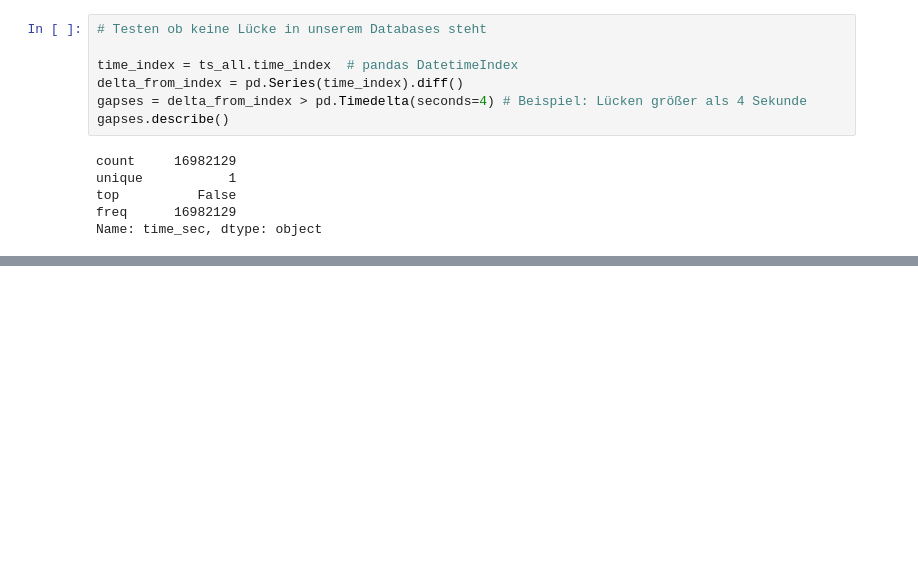
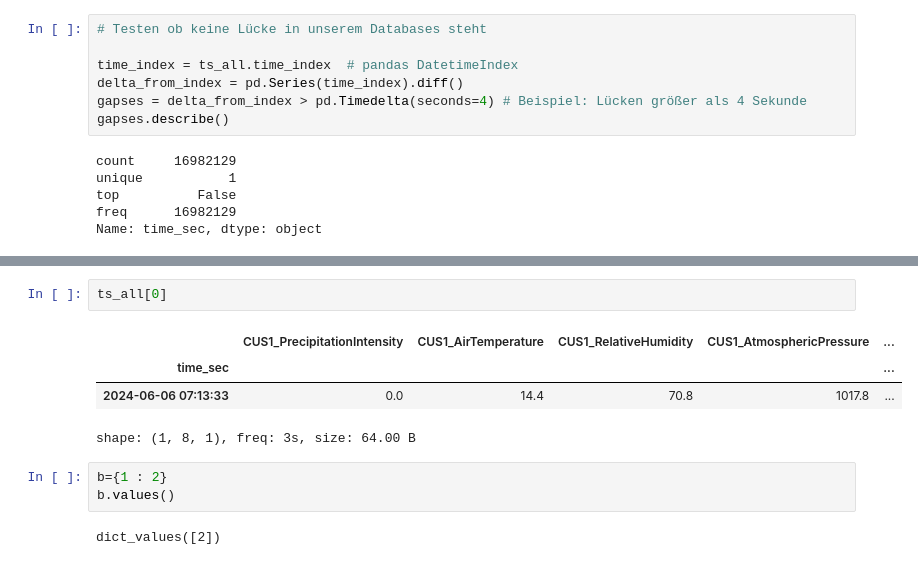
Before and after one commit to syassinho/Precipitation_Forecast-Bericht, a Jupyter notebook: Notebooks/temperature_Data.ipynb, the cells around one changed output, grey strips where cells are left out. Saved outputs shown, nothing was run; the diff lists cells and outputs as text; blank space fills up the shorter version.

```diff
--- a/Notebooks/temperature_Data.ipynb
+++ b/Notebooks/temperature_Data.ipynb
@@ -282,0 +300,12 @@ vergleiche_dataframes('CUS1_RelativeHumidity')
+# %%
+ts_all[0]
+# %% [output]
+|  | CUS1_PrecipitationIntensity | CUS1_AirTemperature | CUS1_RelativeHumidity | CUS1_AtmosphericPressure | ... |
+| time_sec |  |  |  |  | ... |
+| 2024-06-06 07:13:33 | 0.0 | 14.4 | 70.8 | 1017.8 | ... |
+shape: (1, 8, 1), freq: 3s, size: 64.00 B
+# %%
+b={1 : 2}
+b.values()
+# %% [output]
+dict_values([2])
```
Also changed, not shown: parts of 11 cells of this notebook, 1 other file.
